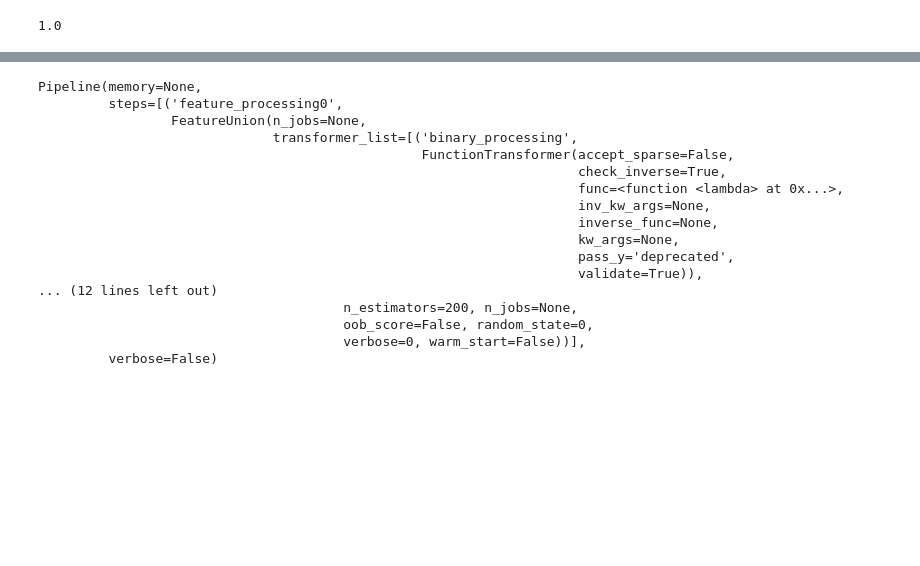
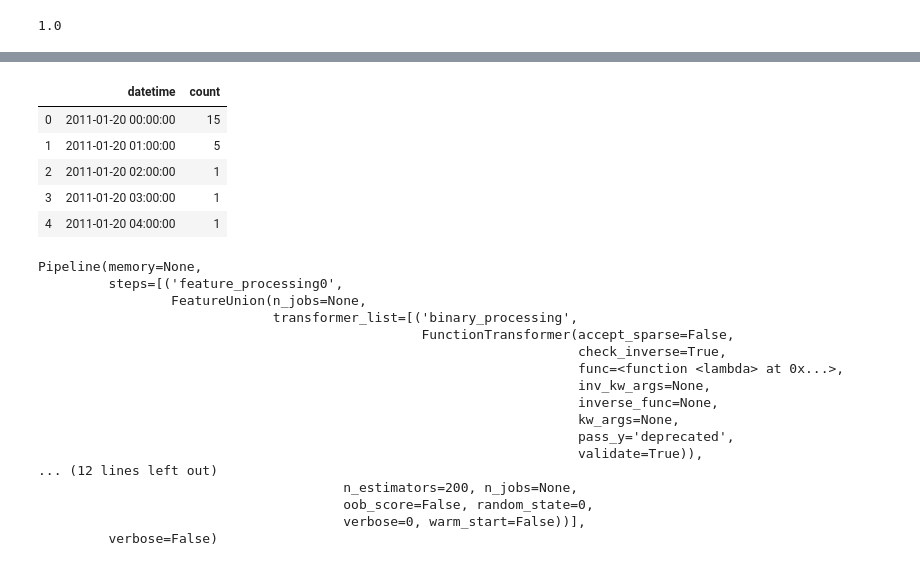
Before and after one commit to EdKsenia/AnalysisSem, a Jupyter notebook: Analis.ipynb, the cells around one changed output, grey strips where cells are left out. Cells and saved outputs as stored; diff of their text form; code cells hidden in the pictures; blank space fills up the shorter version.

```diff
--- a/Analis.ipynb
+++ b/Analis.ipynb
@@ -362,4 +382,4 @@ gs.best_params_
 # %%
-dtree2 = DecisionTreeClassifier(max_depth = 5,min_samples_leaf = 1, min_samples_split = 2, criterion = 'gini', presort = 'auto')
+dtree2 = DecisionTreeClassifier(max_depth = 8,min_samples_leaf = 1, min_samples_split = 2, criterion = 'gini', presort = 'auto')
 dtree2.fit(train_data, train_labels)
 # %% [output]
@@ -376,3 +396,24 @@ dtree2.score(train_data, train_labels)
+# %%
+result = pd.read_csv('test.csv', header = 0, sep = ',')
+result.datetime = result.datetime.apply(pd.to_datetime)
+result['month'] = result.datetime.apply(lambda x : x.month)
+result['hour'] = result.datetime.apply(lambda x : x.hour)
+result['date'] = result.datetime.apply(lambda x : x.day)
+output = result
+output = output.drop(['season', 'holiday', 'workingday', 'weather', 'temp', 'atemp', 'humidity', 'windspeed', 'month', 'hour', 'date'], axis = 1)
+result = result.drop(['datetime'], axis = 1)
+predictions = dtree2.predict(np.array(result))
+output = pd.read_csv('sampleSubmission.csv', header = 0, sep = ',')
+output['count'] = predictions
+output.to_csv('sampleSubmissionTree2.csv', index=False)
+output.head()
+# %% [output]
+|  | datetime | count |
+| 0 | 2011-01-20 00:00:00 | 15 |
+| 1 | 2011-01-20 01:00:00 | 5 |
+| 2 | 2011-01-20 02:00:00 | 1 |
+| 3 | 2011-01-20 03:00:00 | 1 |
+| 4 | 2011-01-20 04:00:00 | 1 |
 # %%
 binary_columns = ['holiday', 'workingday']
 binary_indices = np.array([(column in binary_columns) for column in X.columns], dtype = bool)
```
Also changed, not shown: parts of 48 cells of this notebook, 2 other files.
